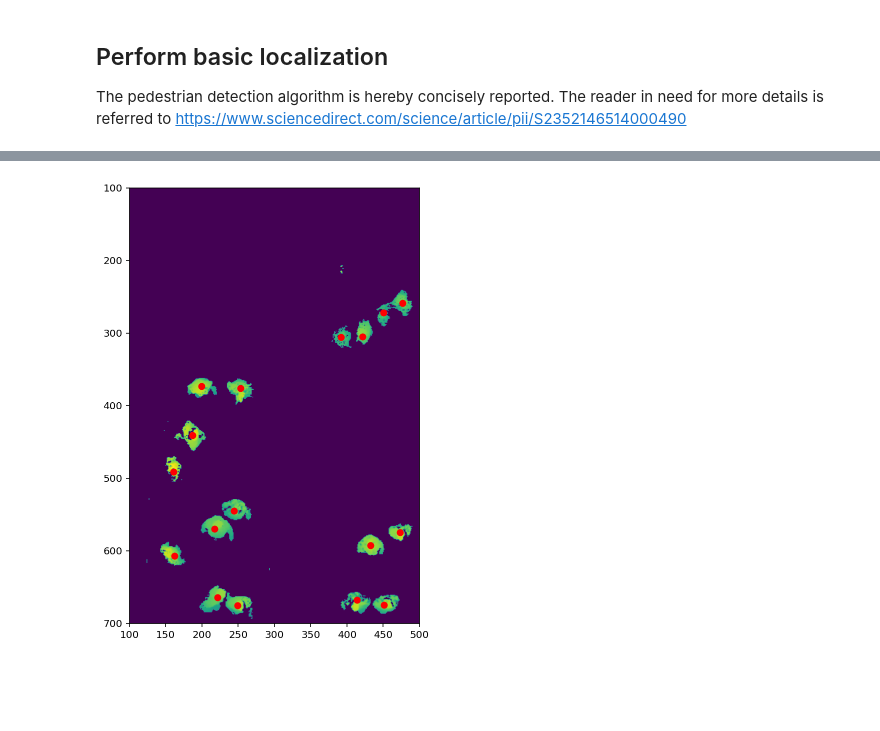
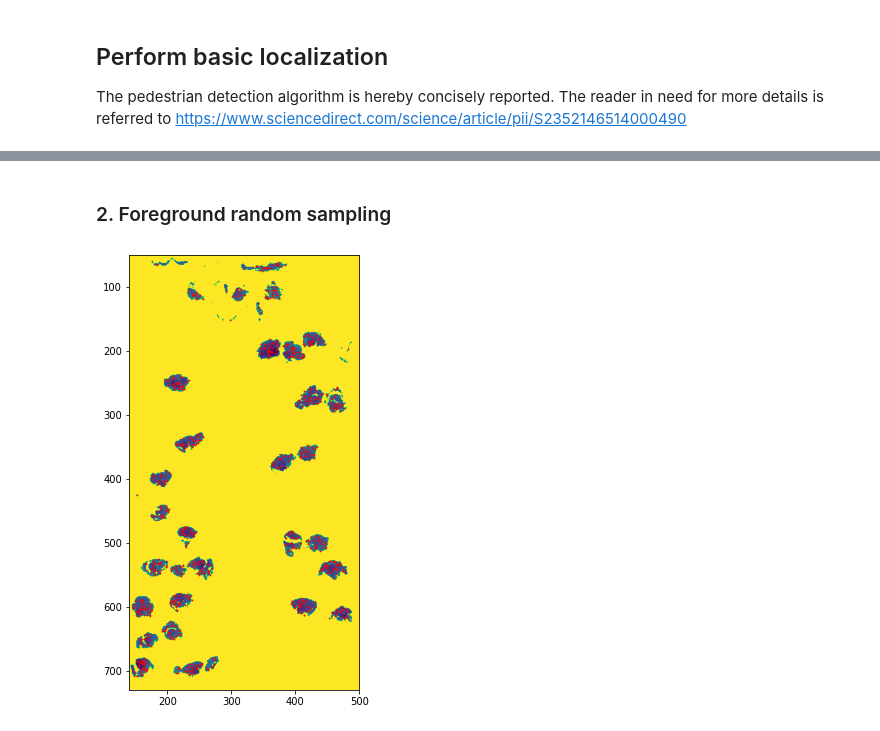
Before and after one commit to Joriswillems/depth_data_im_analysis, a Jupyter notebook: localization.ipynb, the cells around one changed output, grey strips where cells are left out. Saved outputs shown, nothing was run; the diff lists cells and outputs as text; code cells hidden in the pictures; blank space fills up the shorter version.

```diff
--- a/localization.ipynb
+++ b/localization.ipynb
@@ -144,25 +109,39 @@ plt.legend()
-# %%
-from scipy.cluster.hierarchy import fclusterdata
-
-max_d = 60 #scale size of the human body
-
-sampled_points = np.vstack([x_no_background, y_no_background]).T
-clusters = fclusterdata(sampled_points, max_d, criterion='distance', method='ward')
-
-unique_clusters = np.unique(clusters)
-
-positions = []
-
-for i in unique_clusters:
-    pedestrian_position = sampled_points[clusters == i].mean(axis=0)
-    positions.append(pedestrian_position)
-
-positions = np.array(positions)
-
-plt.figure(figsize=(10, 8))
-plt.imshow(single_depth_map)
-plt.xlim([100, 500]); plt.ylim([700, 100])
-plt.scatter(positions[:,0], positions[:,1], color='red')  # plot points with cluster dependent colors
-plt.show()
-# %% [output]
-[figure, removed]
+# %% [markdown]
+### 2. Foreground random sampling
+# %%
+#lets start by localization on a single depth map..
+single_depth_map = foreground[150]
+
+def foreground_sampling(single_depth_map, N=1000):
+    # compute indices of each pixel value
+    vx = np.arange(single_depth_map.shape[1])
+    vy = np.arange(single_depth_map.shape[0])
+    idx_x, idx_y = np.meshgrid(vx, vy)
+
+    # filter out all background pixel values
+    idx_x = idx_x[single_depth_map != 255]
+    idx_y = idx_y[single_depth_map != 255]
+
+    # stack x and y indicices together
+    samples = np.stack([idx_x, idx_y]).T
+
+    # Shuffling the samples and taking first N samples
+    np.random.shuffle(samples)
+    samples = samples[:N]
+
+    # retrieve sample coordinates in x, y and z
+    xs = samples.T[0]
+    ys = samples.T[1]
+    zs = single_depth_map[ys, xs]
+
+    return xs, ys, zs
+
+xs, ys, zs = foreground_sampling(single_depth_map, N=1000)
+
+# plot the samples on top of the foreground
+plt.figure(0, figsize=(10,8))
+plt.imshow(single_depth_map)
+plt.scatter(xs, ys, color='red', s=0.5)
+plt.xlim([140, 500]); plt.ylim([730, 50]);
+# %% [output]
+[figure, added]
```
Also changed, not shown: parts of 17 cells of this notebook.
